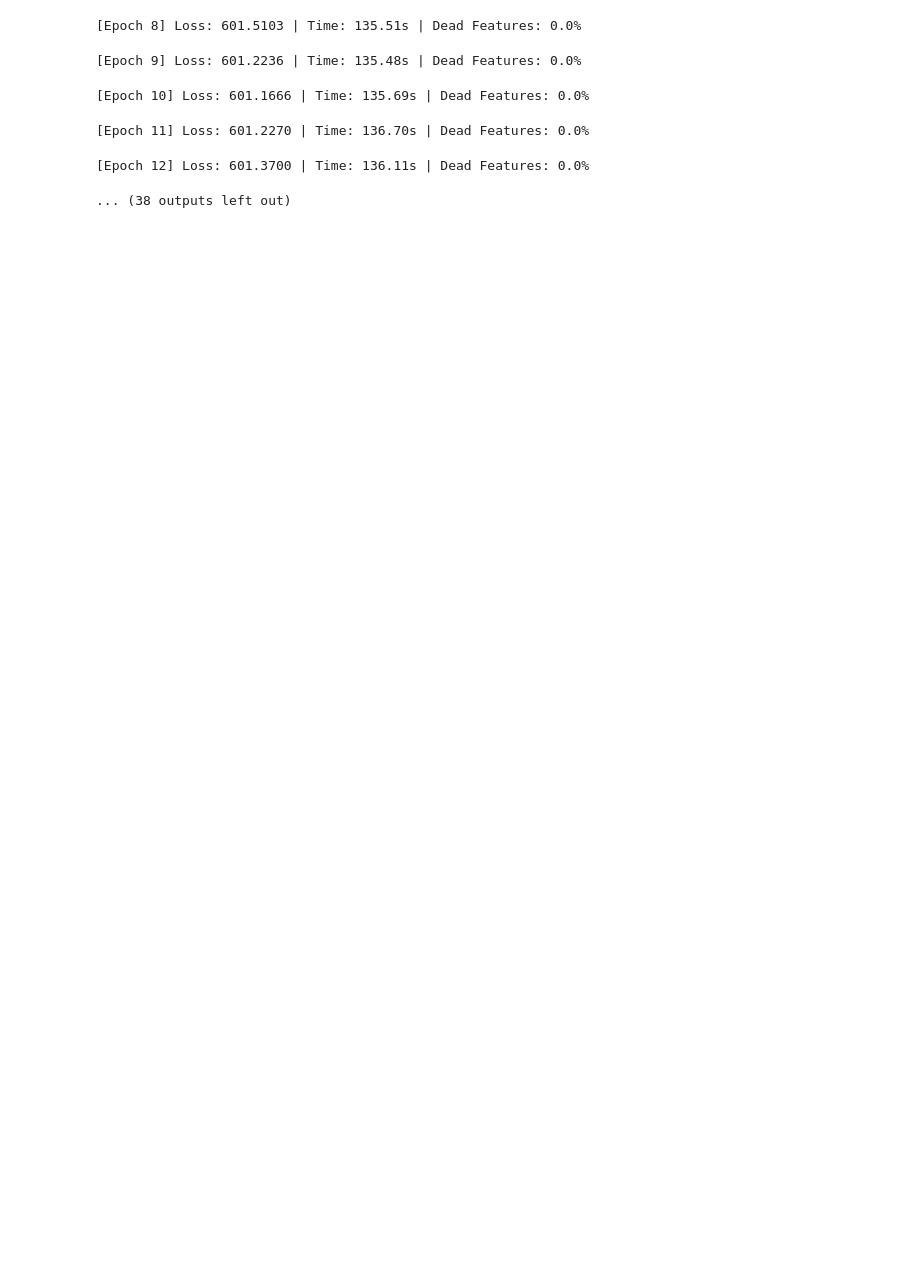
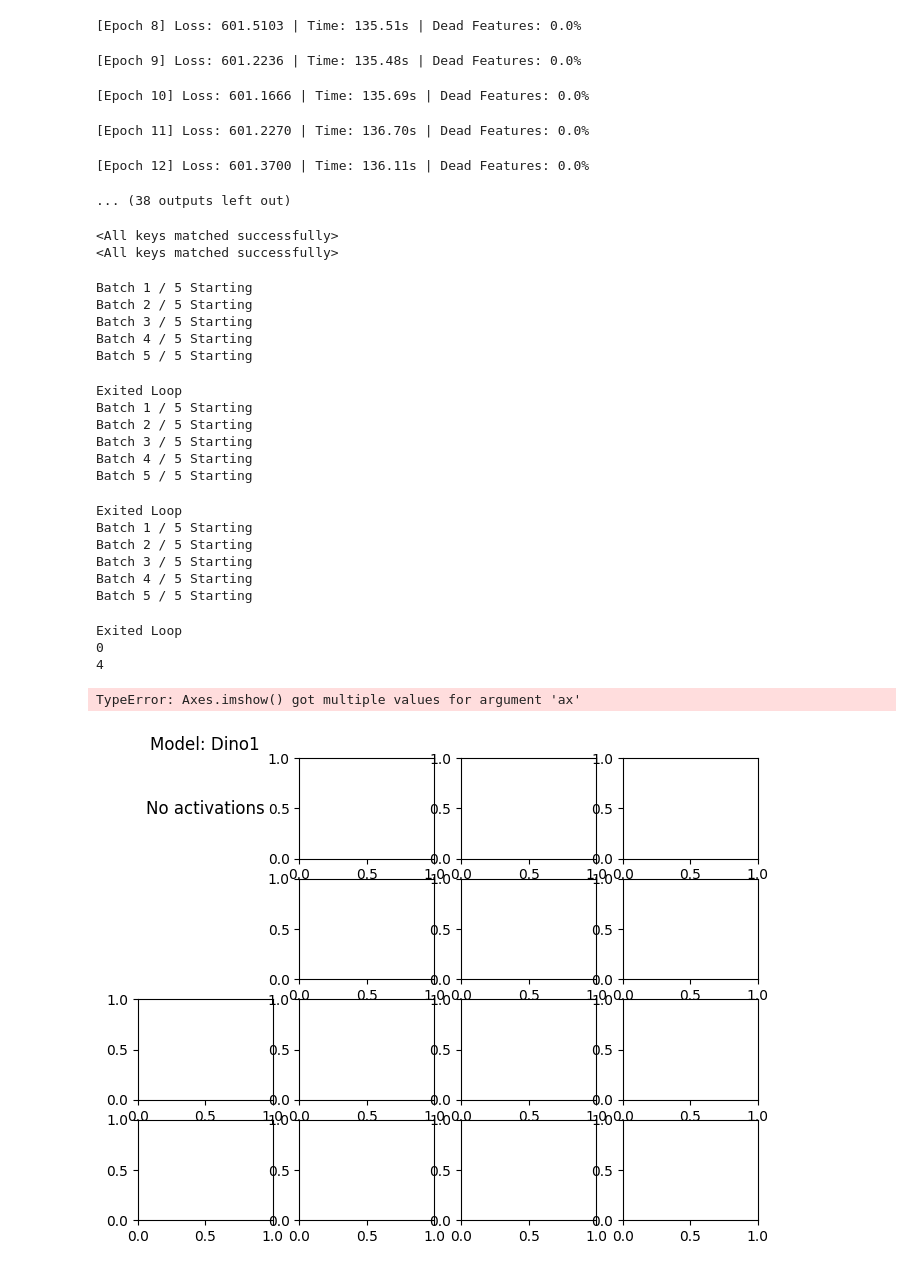
Before and after one commit to abdullahbinfaisal/interpretability, a Jupyter notebook: USAE_Dino_Dino_Test.ipynb, the cells around one changed output. Drawn from its saved outputs; the diff is of its cells as text; code cells hidden in the pictures; blank space fills up the shorter version.

```diff
--- a/USAE_Dino_Dino_Test.ipynb
+++ b/USAE_Dino_Dino_Test.ipynb
@@ -38,7 +40,7 @@ activations_dataloader = Load_activation_dataloader(
     image_dataloader=image_loader,
     max_seq_len=196,
     save_dir=activation_dir,
-    generate=True,
+    generate=False,
     rearrange_string='n t d -> (n t) d'
     )
 # %% [output]
@@ -154,0 +112,20 @@ for id in selected_concepts:
+# %%
+state = torch.load(r".\models\USAE_Dino_Dino_50epoch.pt")
+
+for name, sae in SAEs.items():
+    print(sae.load_state_dict(state[name]))
+# %% [output]
+<All keys matched successfully>
+<All keys matched successfully>
+# %%
+activation_dir = "activations/ImageNet100_Dino_Dino_VAL"
+image_loader = Load_ImageNet100(root_dir=r"C:\Users\sproj_ha\Desktop\vision_interp\datasets\imagenet100\val.X", transform=None, batch_size=1024, shuffle=True)
+
+activations_dataloader = Load_activation_dataloader(
+    models=models,
+    image_dataloader=image_loader,
+    max_seq_len=196,
+    save_dir=activation_dir,
+    generate=False,
+    rearrange_string='n t d -> (n t) d'
+    )
@@ -154,0 +265,35 @@ for id in selected_concepts:
+# %%
+for i in tqdm(range(concepts)):
+    torch.cuda.empty_cache()
+    visualize_concept2(
+        activation_loader=activations_dataloader,
+        SAEs=SAEs,
+        concept_id=i,
+        n_images=8,
+        patch_width=14,
+        save_dir="results/test_visualizer/",
+        abort_threshold=1,
+    )
+# %% [output]
+Batch 1 / 5 Starting
+Batch 2 / 5 Starting
+Batch 3 / 5 Starting
+Batch 4 / 5 Starting
+Batch 5 / 5 Starting
+Exited Loop
+Batch 1 / 5 Starting
+Batch 2 / 5 Starting
+Batch 3 / 5 Starting
+Batch 4 / 5 Starting
+Batch 5 / 5 Starting
+Exited Loop
+Batch 1 / 5 Starting
+Batch 2 / 5 Starting
+Batch 3 / 5 Starting
+Batch 4 / 5 Starting
+Batch 5 / 5 Starting
+Exited Loop
+0
+4
+TypeError: Axes.imshow() got multiple values for argument 'ax'
+[figure, added]
```
Also changed, not shown: parts of 5 cells of this notebook, 5 other files.
